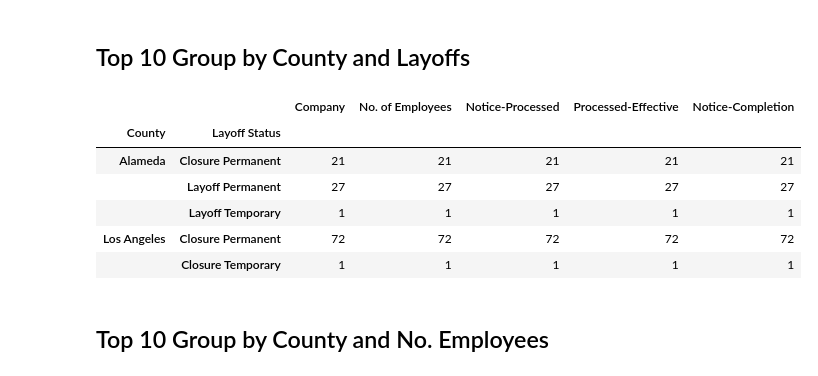
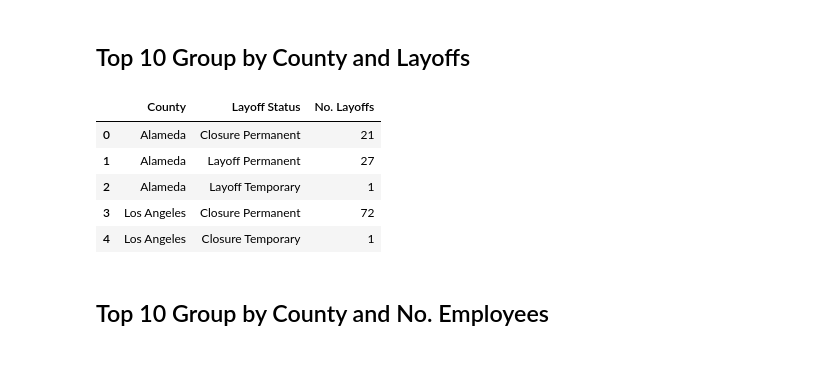
Before and after one commit to lleiva25/WARN-Notice-Analysis, a Jupyter notebook: WARN_Notice_Database_Analysis.ipynb, the cells around one changed output. Cells and saved outputs as stored; diff of their text form; code cells hidden in the pictures.

```diff
--- a/WARN_Notice_Database_Analysis.ipynb
+++ b/WARN_Notice_Database_Analysis.ipynb
@@ -970,27 +970,26 @@ top_df.head()
 # %%
 #Group together County & Layoff Status
 topcounty_layoffs_group = top_df.groupby(['County','Layoff Status']).count()
 
 #Rewrite the dataframe to remove unneeded columns
-#topcounty_layoffs_group = topcounty_layoffs_group[['Company']]
+topcounty_layoffs_group = topcounty_layoffs_group[['Company']]
 
 #Reset Index in order to plot with plotly
-#topcounty_layoffs_group = topcounty_layoffs_group.reset_index()
+topcounty_layoffs_group = topcounty_layoffs_group.reset_index()
 
-#Pivot Table while filling in Nan w/ zeros & type to int
-# topcounty_layoffs_group = topcounty_layoffs_group.rename(columns={
-#     "Company":"No.Cases"
-# })
+#Renaming
+topcounty_layoffs_group = topcounty_layoffs_group.rename(columns={
+     "Company":"No. Layoffs"
+ })
 
 topcounty_layoffs_group.head()
 # %% [output]
-|  |  | Company | No. of Employees | Notice-Processed | Processed-Effective | Notice-Completion |
-| County | Layoff Status |  |  |  |  |  |
-| Alameda | Closure Permanent | 21 | 21 | 21 | 21 | 21 |
-|  | Layoff Permanent | 27 | 27 | 27 | 27 | 27 |
-|  | Layoff Temporary | 1 | 1 | 1 | 1 | 1 |
-| Los Angeles | Closure Permanent | 72 | 72 | 72 | 72 | 72 |
-|  | Closure Temporary | 1 | 1 | 1 | 1 | 1 |
+|  | County | Layoff Status | No. Layoffs |
+| 0 | Alameda | Closure Permanent | 21 |
+| 1 | Alameda | Layoff Permanent | 27 |
+| 2 | Alameda | Layoff Temporary | 1 |
+| 3 | Los Angeles | Closure Permanent | 72 |
+| 4 | Los Angeles | Closure Temporary | 1 |
 # %% [markdown]
 <h2>Top 10 Group by County and No. Employees</h2>
 # %%
```
Also changed, not shown: parts of 11 cells of this notebook, 2 other files.
